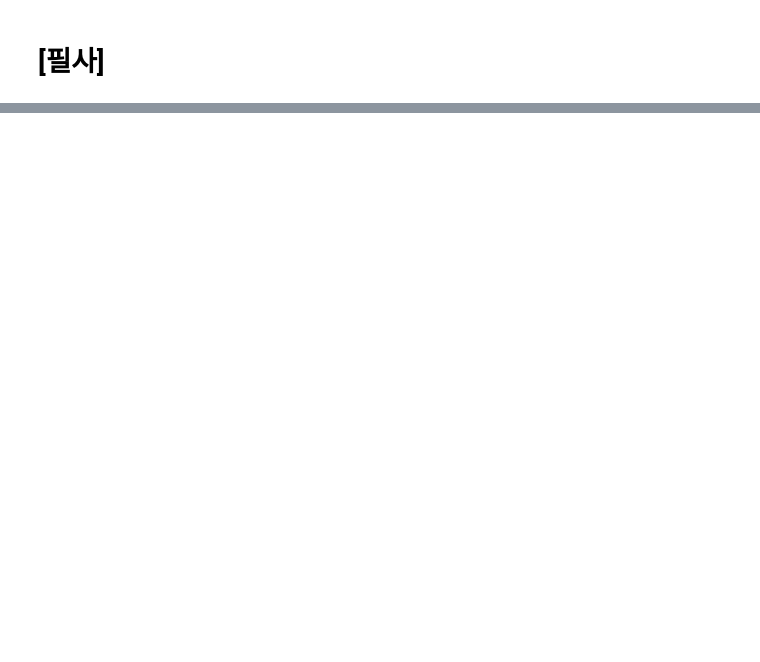
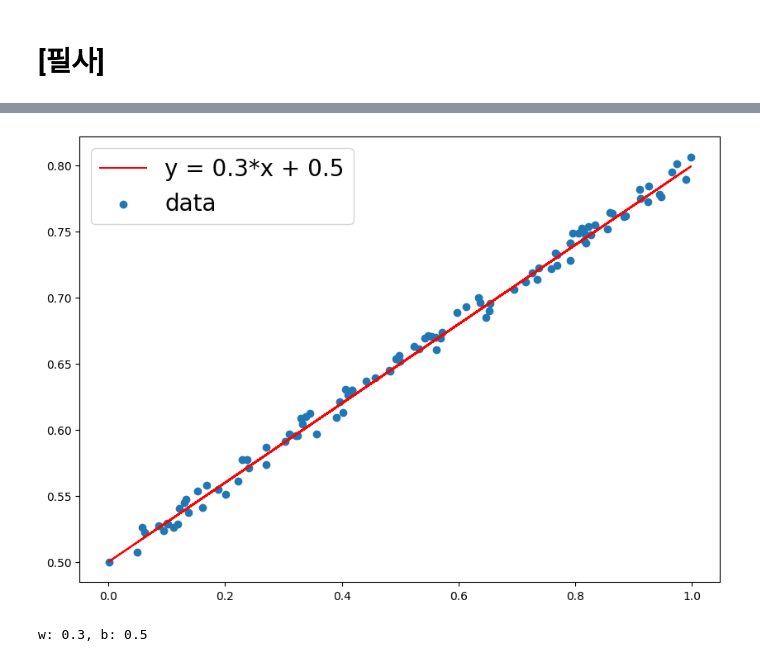
Before and after one commit to ljm524/esaa24-2, a Jupyter notebook: esaa_hw1108.ipynb, the cells around one changed output, grey strips where cells are left out. Saved outputs shown, nothing was run; the diff lists cells and outputs as text; code cells hidden in the pictures; blank space fills up the shorter version.

```diff
--- a/esaa_hw1108.ipynb
+++ b/esaa_hw1108.ipynb
@@ -619,0 +78,22 @@ Glory (1989) : 4.07887165526957
+# %%
+import numpy as np
+import matplotlib.pyplot as plt
+
+# 샘플에 활용할 데이터 셋 만들기
+def make_linear(w=0.5, b=0.8, size=50, noise=1.0):
+    x = np.random.rand(size)
+    y = w * x + b
+    noise = np.random.uniform(-abs(noise), abs(noise), size=y.shape)
+    yy = y + noise
+    plt.figure(figsize=(10, 7))
+    plt.plot(x, y, color='r', label=f'y = {w}*x + {b}')
+    plt.scatter(x, yy, label='data')
+    plt.legend(fontsize=20)
+    plt.show()
+    print(f'w: {w}, b: {b}')
+    return x, yy
+
+x, y = make_linear(w=0.3, b=0.5, size=100, noise=0.01)
+# %% [output]
+[figure, added]
+w: 0.3, b: 0.5
```
Also changed, not shown: parts of 98 cells of this notebook.
